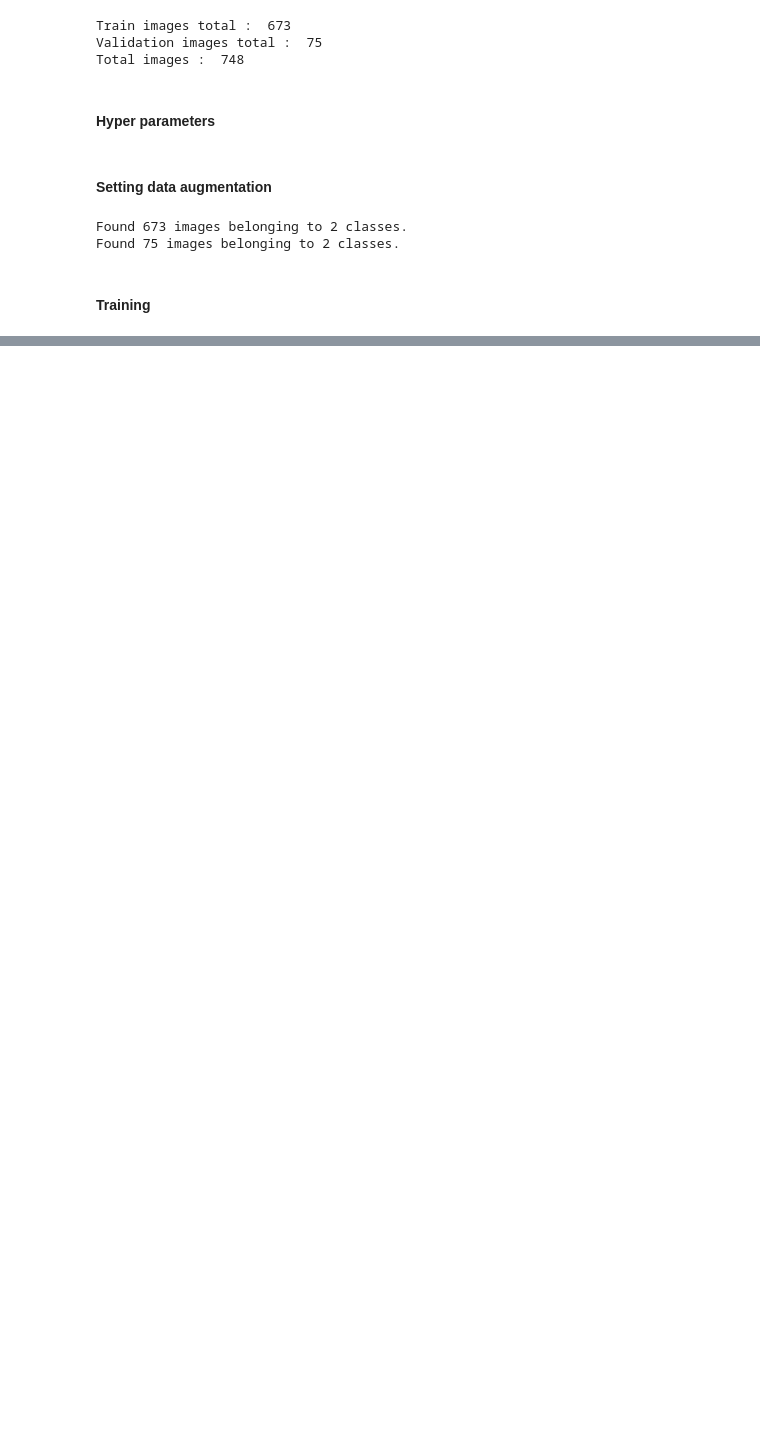
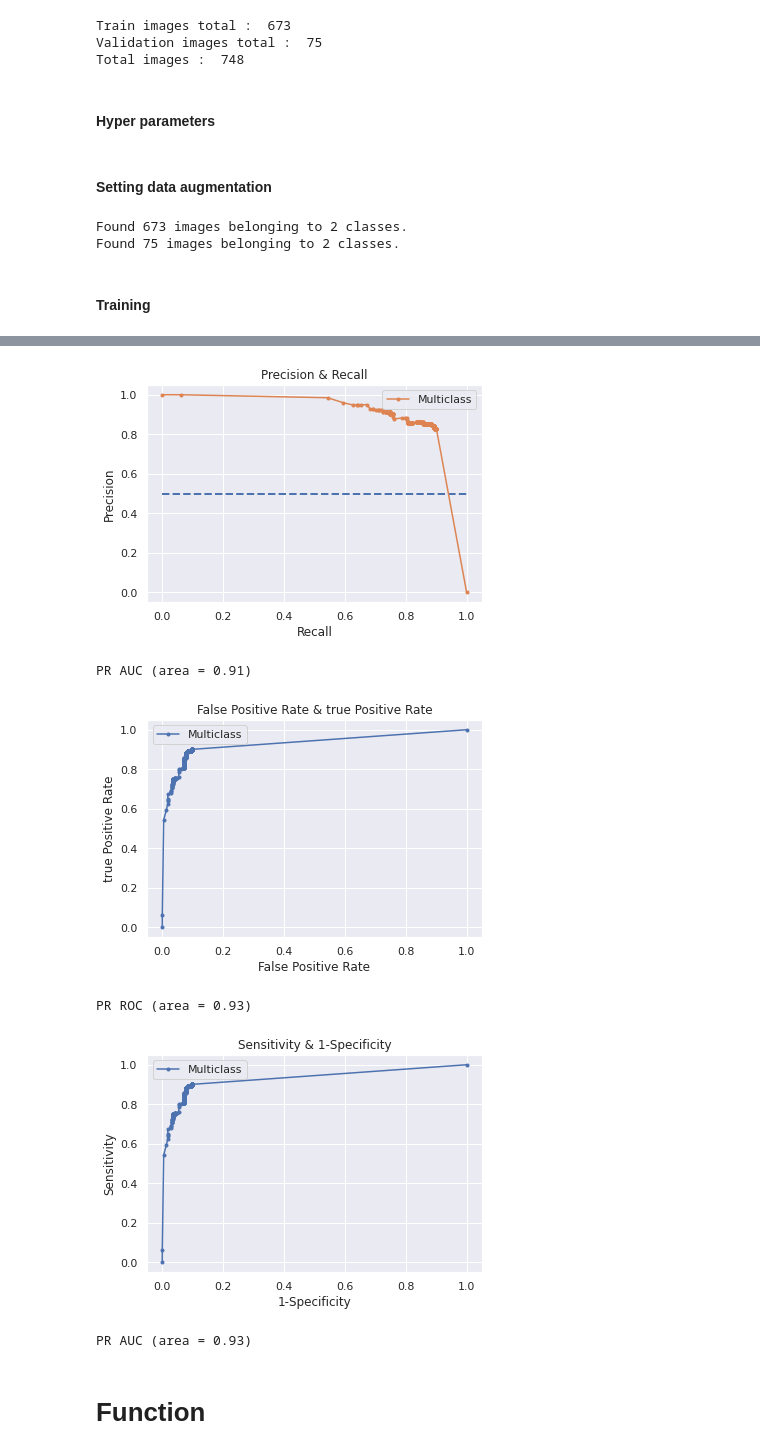
Before and after one commit to Peckkie/EfficientNet_USAI, a Jupyter notebook: Train_Normal_VS_ABnormal_FP-B.ipynb, the cells around one changed output, grey strips where cells are left out. Cells and saved outputs as stored; diff of their text form; code cells hidden in the pictures; blank space fills up the shorter version.

```diff
--- a/Train_Normal_VS_ABnormal_FP-B.ipynb
+++ b/Train_Normal_VS_ABnormal_FP-B.ipynb
@@ -343,0 +620,18 @@ KeyboardInterrupt
+# %%
+#average per threshold
+precision1,recall1,ACC1,TPR1,FPR1,SPEC1 = list(),list(),list(),list(),list(),list()
+from statistics import *
+for m in range(0,len(precision)):
+    a1 =mean(precision[m])
+    a2 =mean(recall[m])
+    a3 =mean(ACC[m])
+    a4 =mean(TPR[m])
+    a5 =mean(FPR[m])
+    a6 =mean(SPEC[m])
+
+    precision1.append(a1)
+    recall1.append(a2)
+    ACC1.append(a3)
+    TPR1.append(a4)
+    FPR1.append(a5)
+    SPEC1.append(a6)
@@ -343,0 +716,11 @@ KeyboardInterrupt
+# %%
+plot_roc(roc0)
+# %% [output]
+[figure, added]
+PR AUC (area = 0.91)
+[figure, added]
+PR ROC (area = 0.93)
+[figure, added]
+PR AUC (area = 0.93)
+# %% [markdown]
+# Function
```
Also changed, not shown: parts of 32 cells of this notebook, 28 other files.
